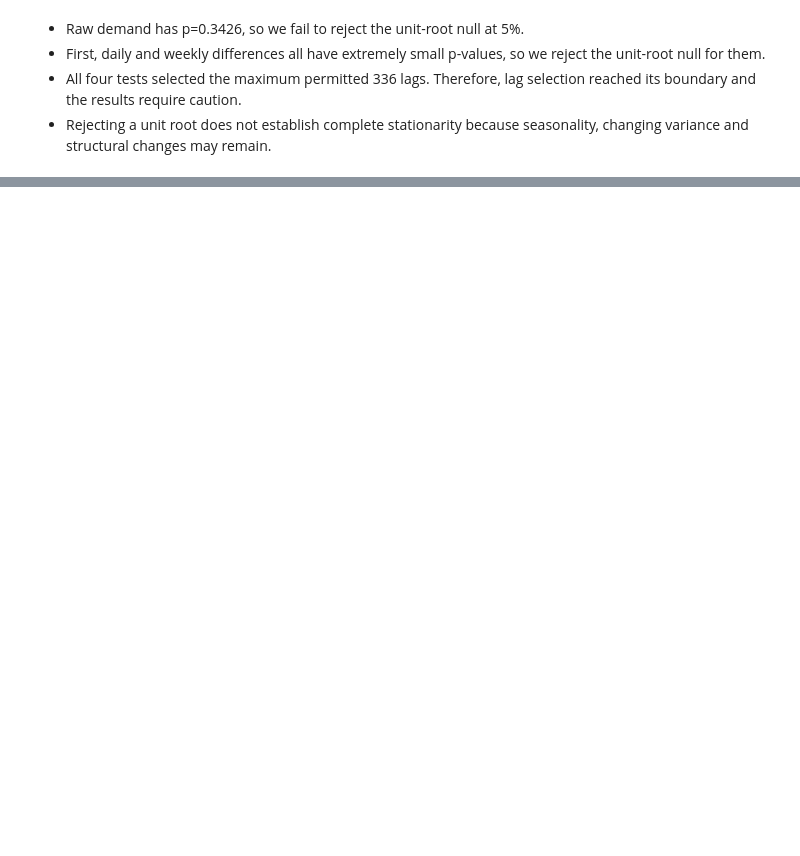
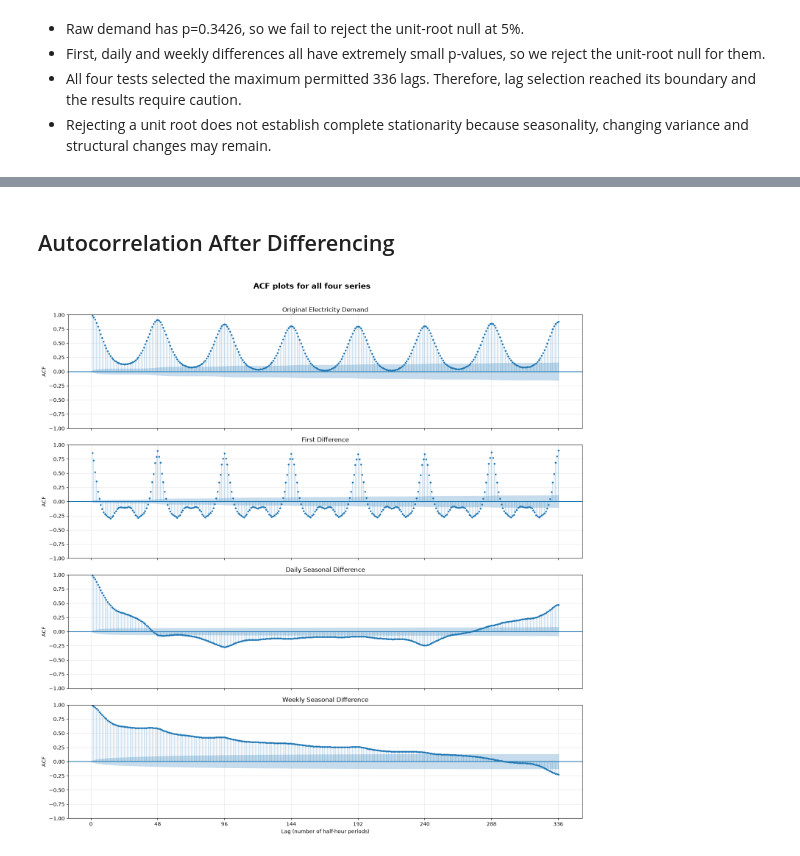
Before and after one commit to Ak62007/Halftime-Effect, a Jupyter notebook: notebooks/05_stationarity_and_spectral_analysis.ipynb, the cells around one changed output, grey strips where cells are left out. Saved outputs shown, nothing was run; the diff lists cells and outputs as text; code cells hidden in the pictures; blank space fills up the shorter version.

Commit message:
done with analysis of differenced series now started spectral analysis

```diff
--- a/notebooks/05_stationarity_and_spectral_analysis.ipynb
+++ b/notebooks/05_stationarity_and_spectral_analysis.ipynb
@@ -499,0 +566,2 @@ results
+# %% [markdown]
+## Autocorrelation After Differencing
@@ -499,0 +571,38 @@ results
+# %%
+with plt.style.context('default'):
+
+    fig, axes = plt.subplots(4, 1, figsize=(15, 15), sharex=True)
+
+    for i, (ax, (s, s_name)) in enumerate(zip(axes.flat, series)):
+        plot_acf(
+            s.dropna(),
+            lags=336,
+            fft=True,
+            zero=False,
+            ax=ax,
+            markersize=2.5,
+            alpha=0.05,
+            vlines_kwargs={'linewidth': 0.5, 'alpha': 0.55}
+        )
+
+        ax.set(
+            title=s_name,
+            ylabel='ACF'
+        )
+
+        ax.set_xticks(range(0, 337, 48))
+        ax.grid(alpha=0.3)
+
+    axes[-1].set_xlabel("Lag (number of half-hour periods)")
+
+    fig.suptitle(
+        'ACF plots for all four series',
+        fontsize=15,
+        fontweight='bold',
+        y=1.01
+    )
+
+    plt.tight_layout()
+    plt.show()
+# %% [output]
+[figure, added]
```
Also changed, not shown: parts of 16 cells of this notebook.
